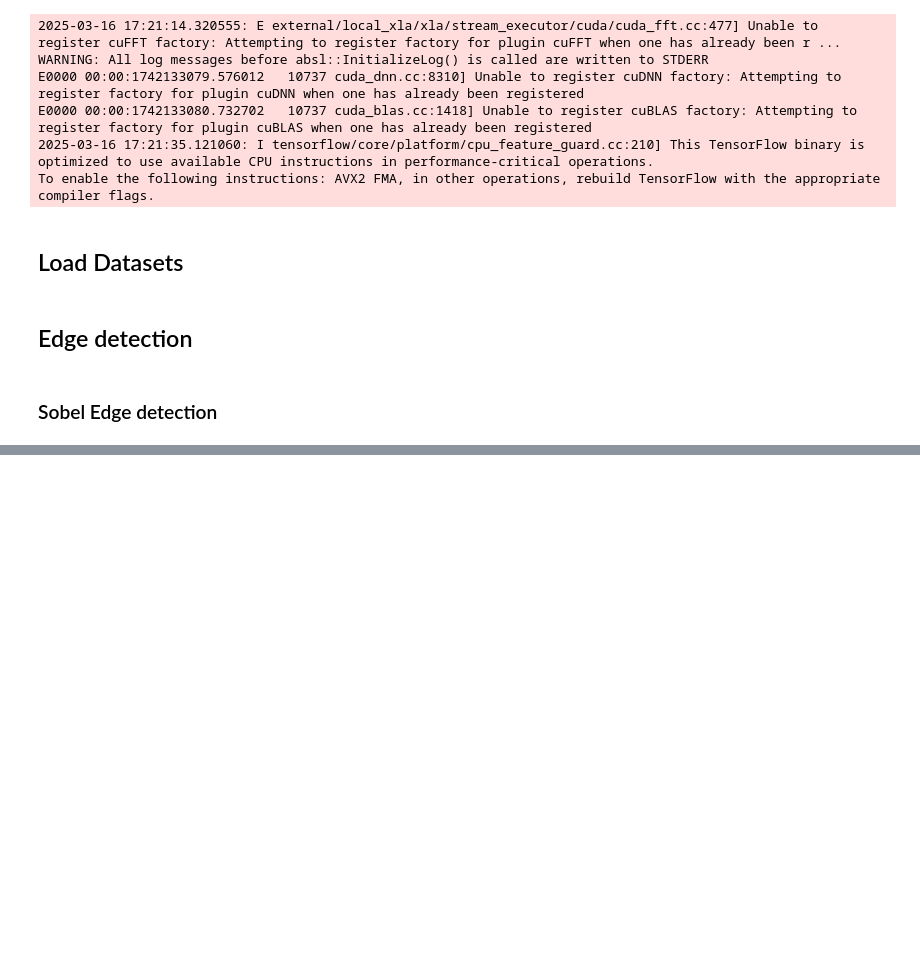
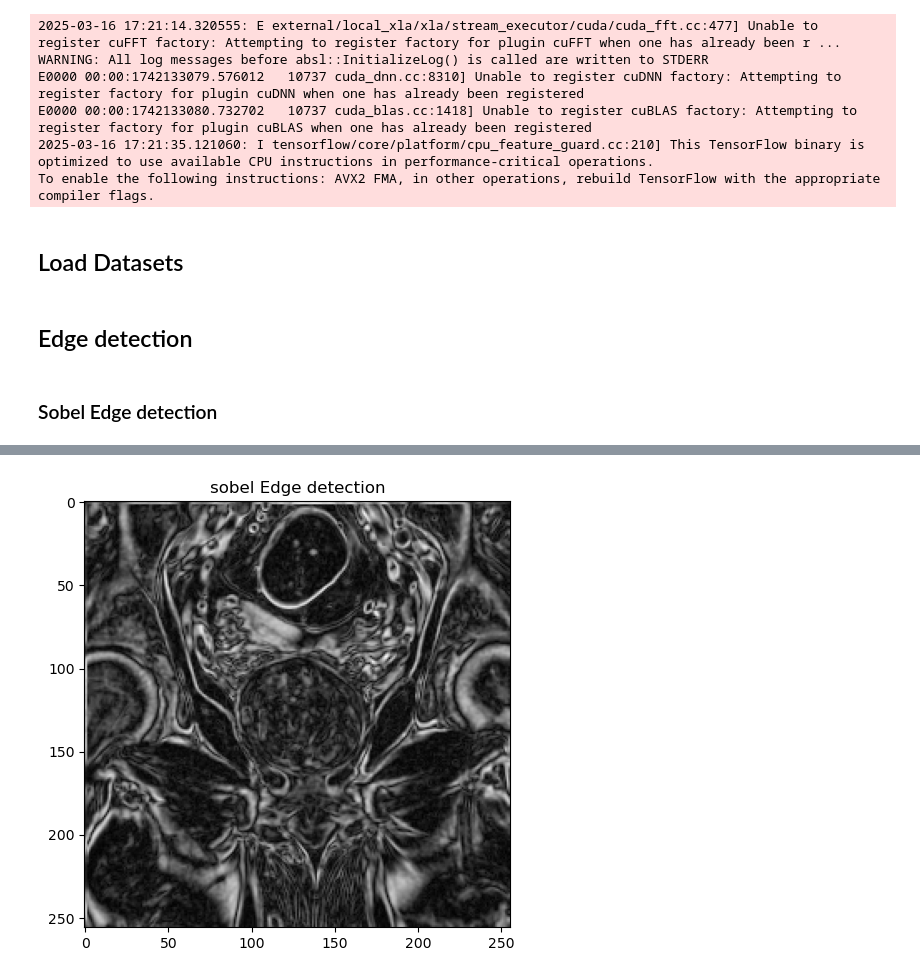
Before and after one commit to Mehrdadt1999/MRI_Preprocessing, a Jupyter notebook: Part3/MRI_preprocessing_part3.ipynb, the cells around one changed output, grey strips where cells are left out. Drawn from its saved outputs; the diff is of its cells as text; code cells hidden in the pictures; blank space fills up the shorter version.

```diff
--- a/Part3/MRI_preprocessing_part3.ipynb
+++ b/Part3/MRI_preprocessing_part3.ipynb
@@ -36,0 +53,4 @@ df_sag = pd.read_csv("../Part2/df_sag.csv").set_index("Study Instance UID")
+# %%
+sobel_edge(df_cor)
+# %% [output]
+[figure, added]
```
Also changed, not shown: parts of 5 cells of this notebook.
